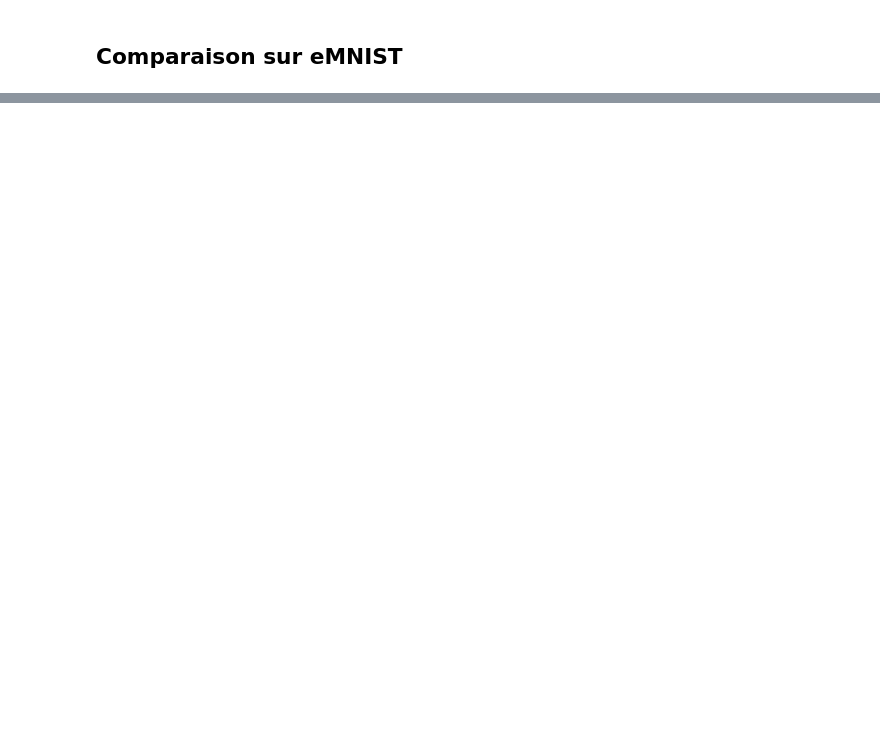
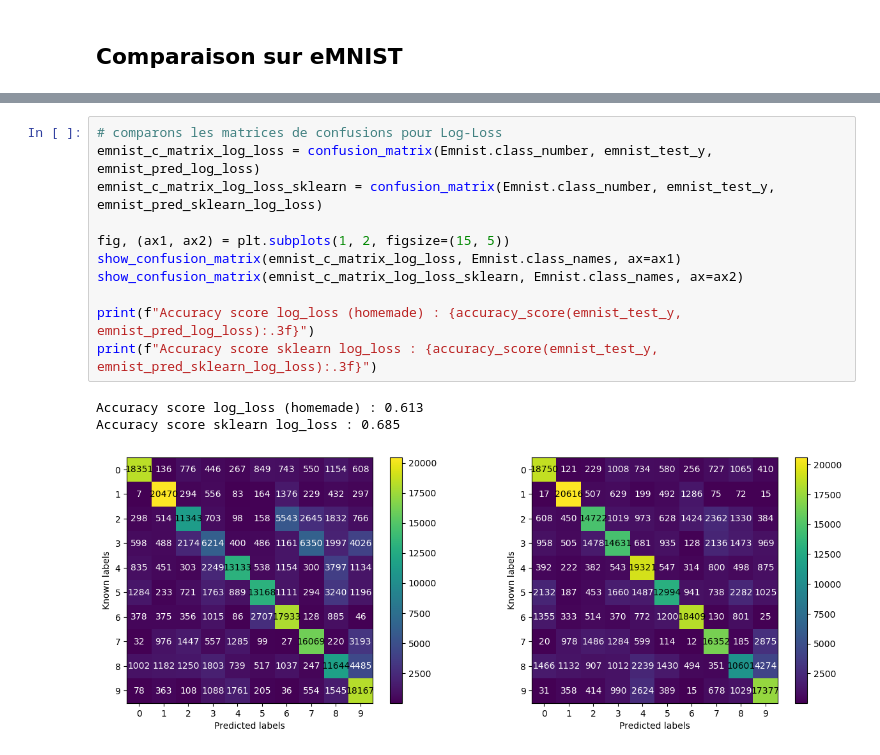
Before and after one commit to desfreng/IAS-Random-Forest, a Jupyter notebook: docs/DecisionTree.ipynb, the cells around one changed output, grey strips where cells are left out. Drawn from its saved outputs; the diff is of its cells as text; blank space fills up the shorter version.

```diff
--- a/docs/DecisionTree.ipynb
+++ b/docs/DecisionTree.ipynb
@@ -29,0 +117,15 @@ emnist_compressed_test_x = pca.compress(emnist_test_x)
+# %%
+# comparons les matrices de confusions pour Log-Loss
+emnist_c_matrix_log_loss = confusion_matrix(Emnist.class_number, emnist_test_y, emnist_pred_log_loss)
+emnist_c_matrix_log_loss_sklearn = confusion_matrix(Emnist.class_number, emnist_test_y, emnist_pred_sklearn_log_loss)
+
+fig, (ax1, ax2) = plt.subplots(1, 2, figsize=(15, 5))
+show_confusion_matrix(emnist_c_matrix_log_loss, Emnist.class_names, ax=ax1)
+show_confusion_matrix(emnist_c_matrix_log_loss_sklearn, Emnist.class_names, ax=ax2)
+
+print(f"Accuracy score log_loss (homemade) : {accuracy_score(emnist_test_y, emnist_pred_log_loss):.3f}")
+print(f"Accuracy score sklearn log_loss : {accuracy_score(emnist_test_y, emnist_pred_sklearn_log_loss):.3f}")
+# %% [output]
+Accuracy score log_loss (homemade) : 0.613
+Accuracy score sklearn log_loss : 0.685
+[figure, added]
```
Also changed, not shown: parts of 13 cells of this notebook, 1 other file.
